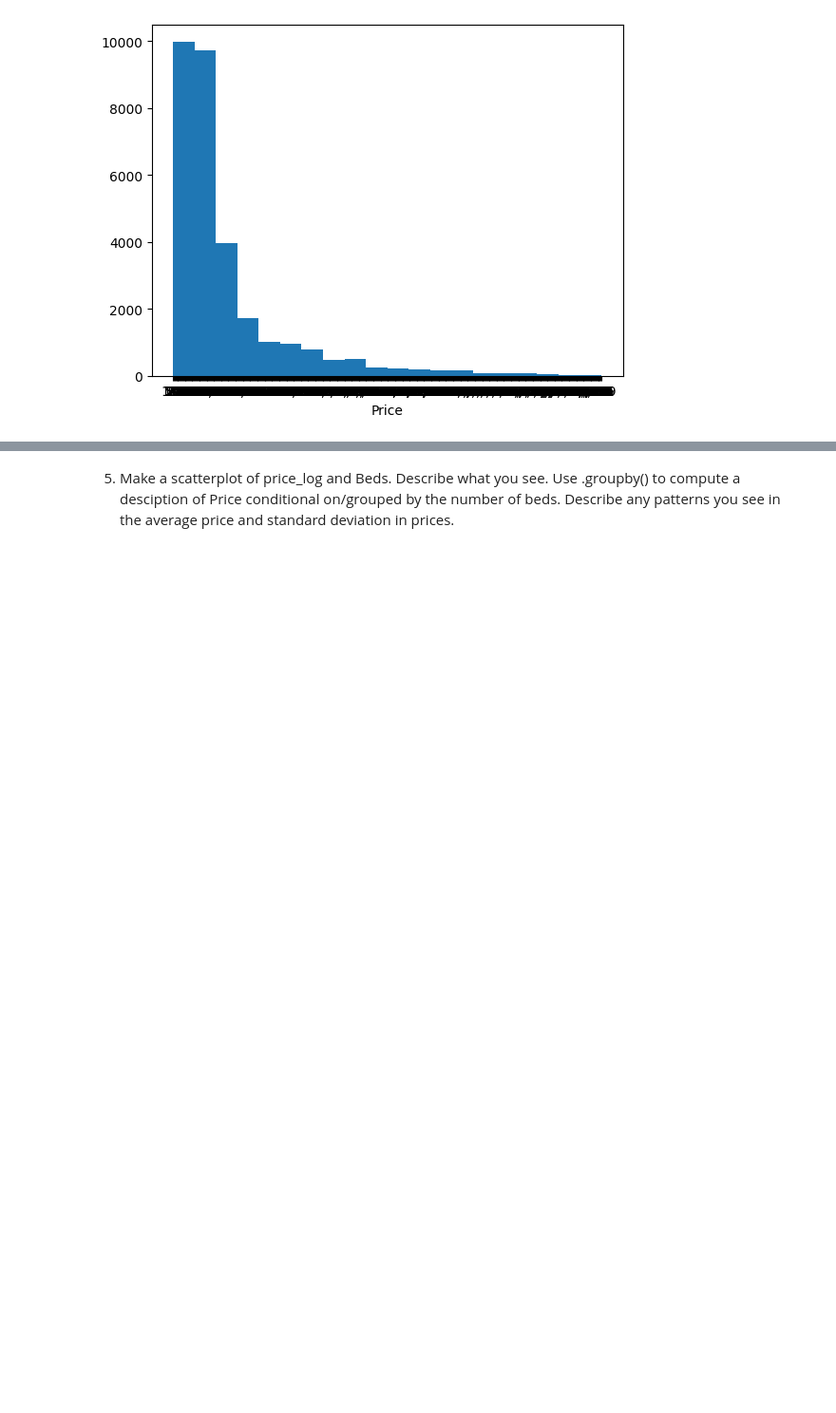
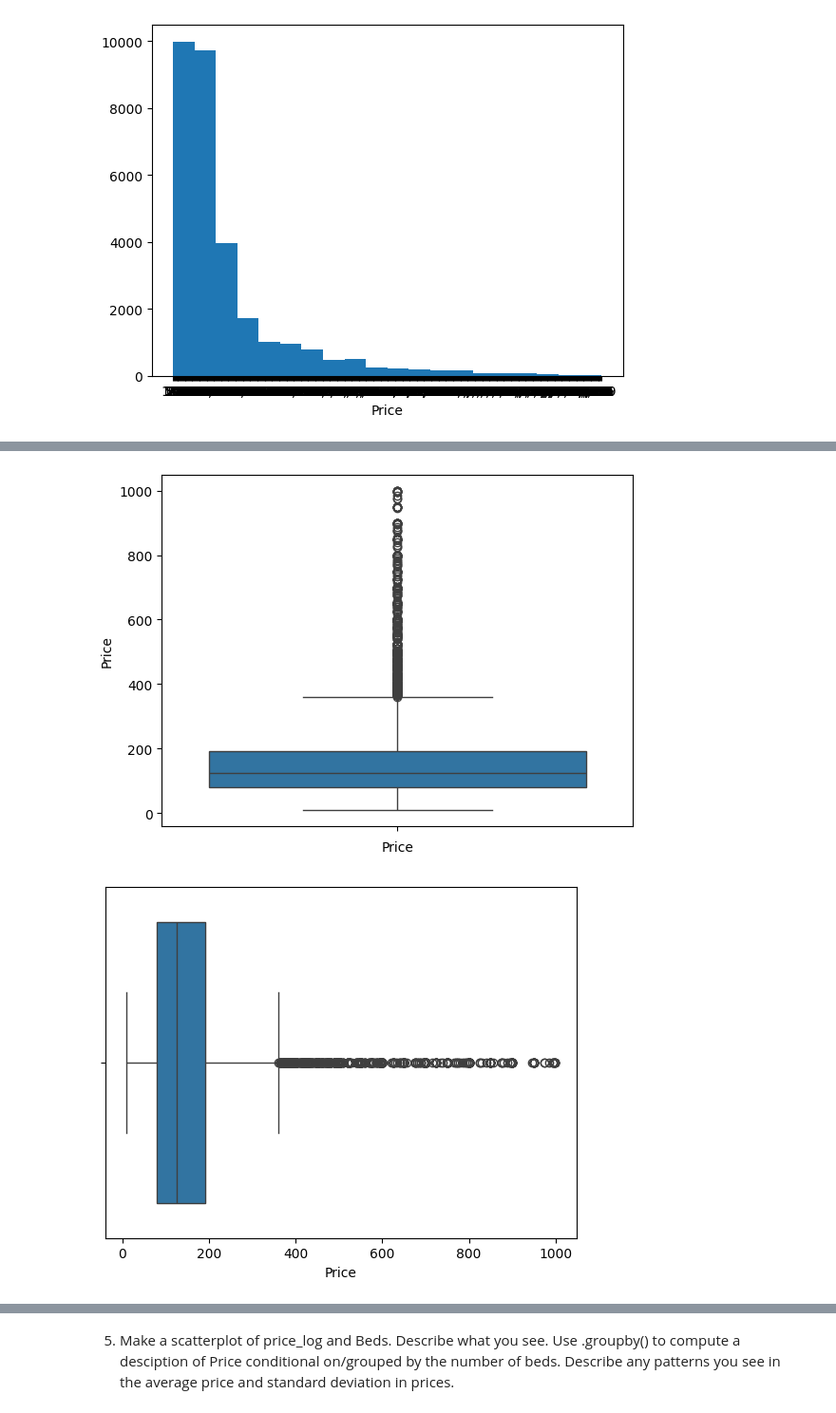
Before and after one commit to simoneminorr/eda_assignment, a Jupyter notebook: assignment.ipynb, the cells around one changed output, grey strips where cells are left out. Shown at 95% size. Saved outputs shown, nothing was run; the diff lists cells and outputs as text; code cells hidden in the pictures; blank space fills up the shorter version.

```diff
--- a/assignment.ipynb
+++ b/assignment.ipynb
@@ -140,0 +159,13 @@ NameError: name 'x' is not defined
+# %%
+#boxplot
+sns.boxplot(airbnb['Price'])
+plt.xlabel('Price')
+plt.show()
+
+#OR Horizontal
+
+sns.boxplot(data=airbnb, x=var)
+plt.show()
+# %% [output]
+[figure, added]
+[figure, added]
```
Also changed, not shown: parts of 14 cells of this notebook.
